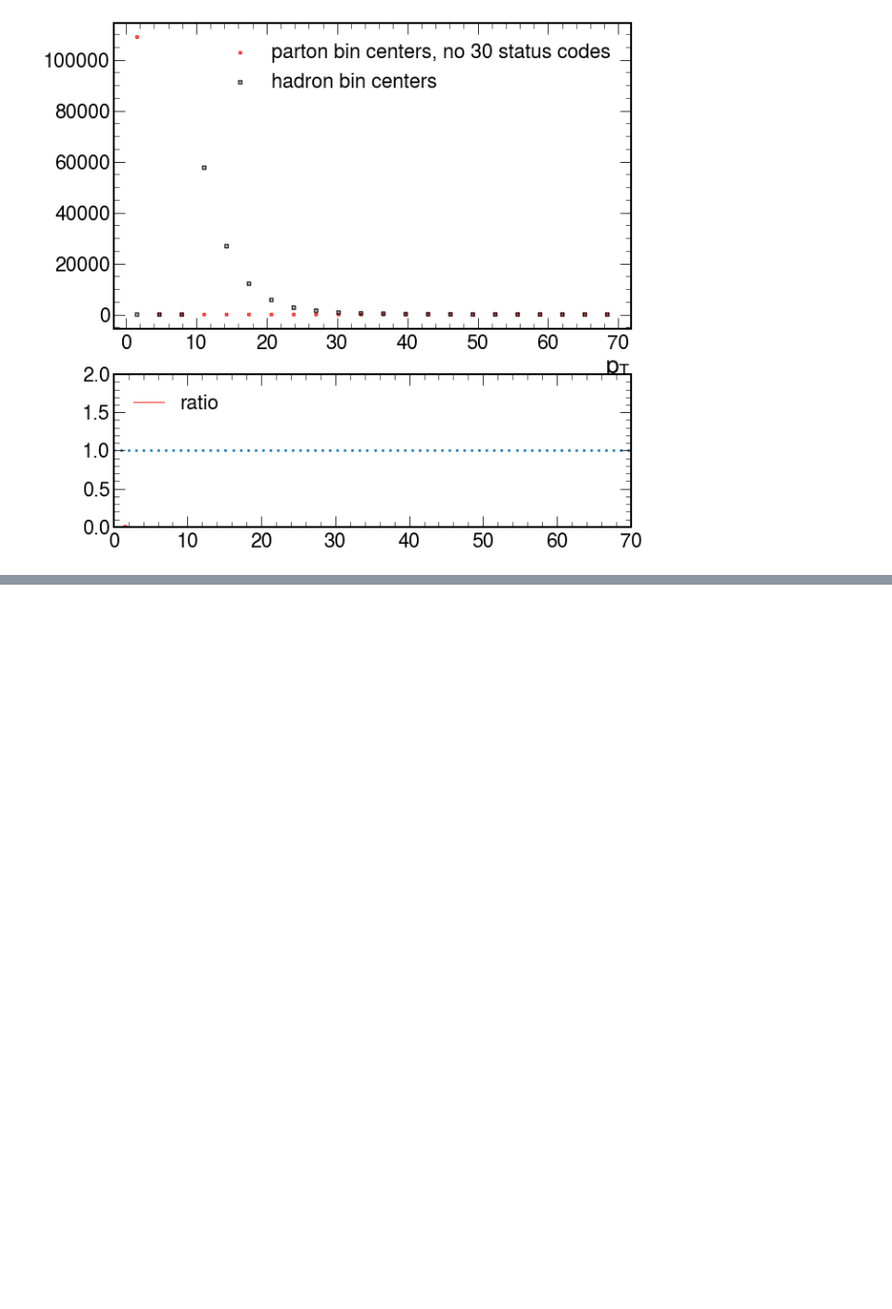
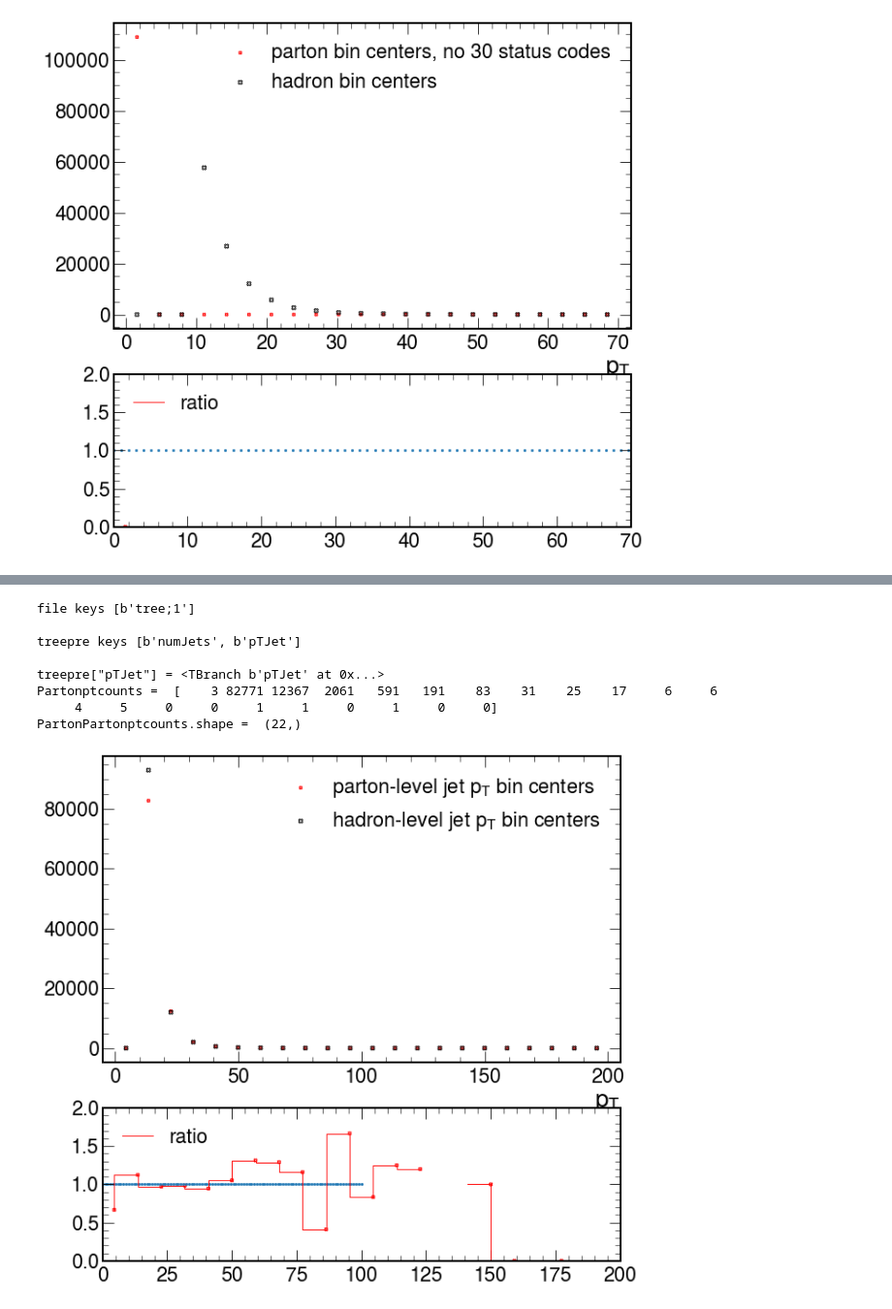
Before and after one commit to AliAlkadhim/NPC_Jets, a Jupyter notebook: pythia_tutorials/analyze_root_files.ipynb, the cells around one changed output, grey strips where cells are left out. Shown at 97% size. Cells and saved outputs as stored; diff of their text form; code cells hidden in the pictures; blank space fills up the shorter version.

```diff
--- a/pythia_tutorials/analyze_root_files.ipynb
+++ b/pythia_tutorials/analyze_root_files.ipynb
@@ -796,0 +946,12 @@ Partonptcenters.shape = (22,)
+# %%
+tworuns(filepre='TwoTime_pre.root',filepost='TwoTime_post.root')
+# %% [output]
+file keys [b'tree;1']
+
+treepre keys [b'numJets', b'pTJet']
+
+treepre["pTJet"] = <TBranch b'pTJet' at 0x...>
+Partonptcounts =  [    3 82771 12367  2061   591   191    83    31    25    17     6     6
+     4     5     0     0     1     1     0     1     0     0]
+PartonPartonptcounts.shape =  (22,)
+[figure, added]
```
Also changed, not shown: parts of 5 cells of this notebook, 16 other files.
